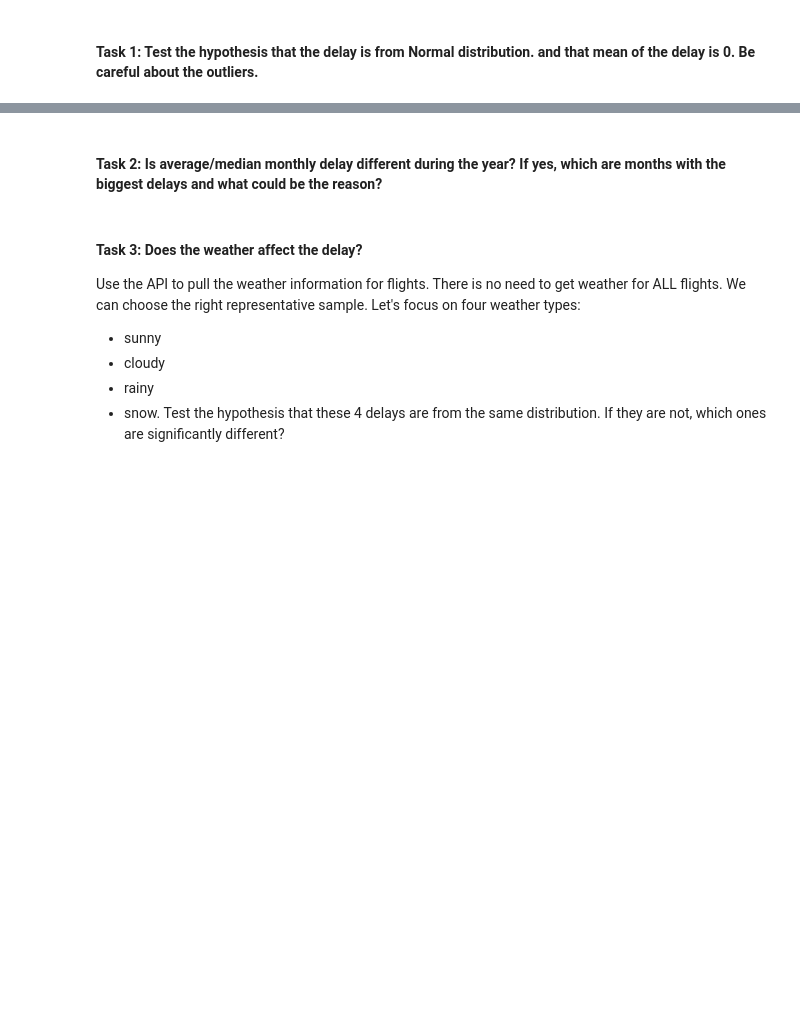
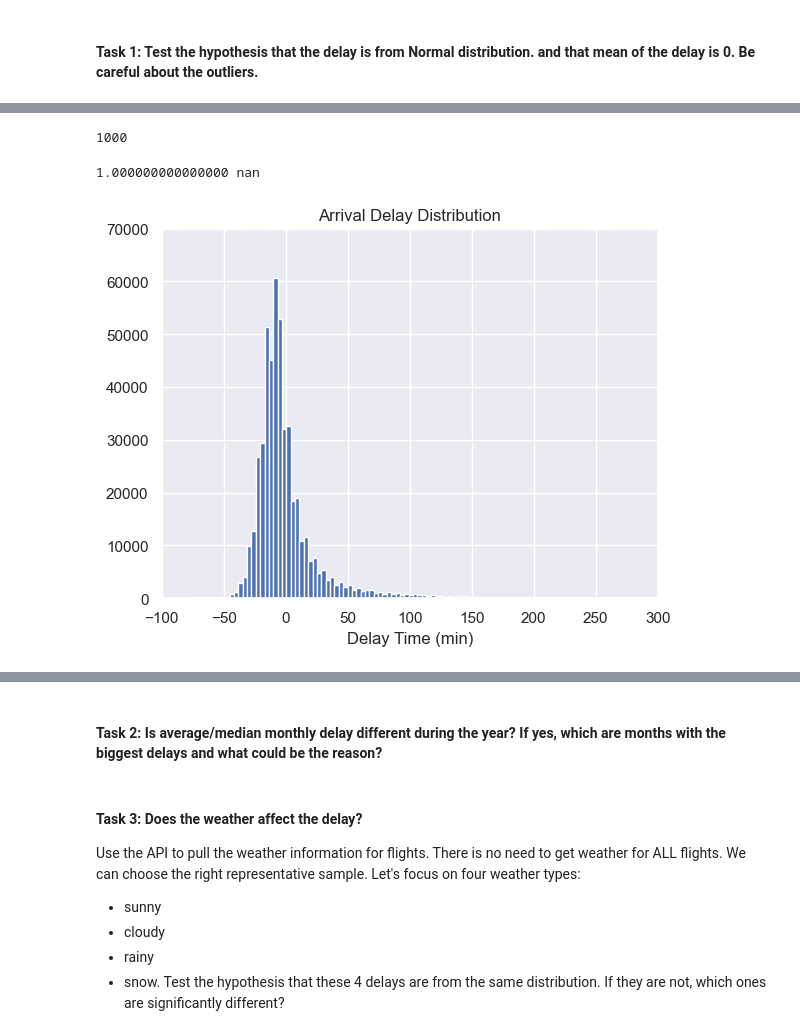
Before and after one commit to jdormaar/Flight-Delays, a Jupyter notebook: Workbook/exploratory_analysis.ipynb, the cells around one changed output, grey strips where cells are left out. Saved outputs shown, nothing was run; the diff lists cells and outputs as text; code cells hidden in the pictures; blank space fills up the shorter version.

```diff
--- a/Workbook/exploratory_analysis.ipynb
+++ b/Workbook/exploratory_analysis.ipynb
@@ -177,0 +300,23 @@ pa_df_missing_data.head(20)
+# %%
+x = fl_df.sample(1000)
+len(x)
+# %% [output]
+1000
+# %%
+from scipy import stats
+
+stat, p = stats.shapiro(x['arr_delay'])
+print('%0.15f' % p, stat)
+# %% [output]
+1.000000000000000 nan
+# %%
+plt.hist(fl_df['arr_delay'], bins=500)
+
+
+plt.xlabel('Delay Time (min)')
+plt.title('Arrival Delay Distribution')
+plt.xlim(-100, 300)
+plt.ylim(0, 70000)
+plt.show()
+# %% [output]
+[figure, added]
```
Also changed, not shown: parts of 20 cells of this notebook.
